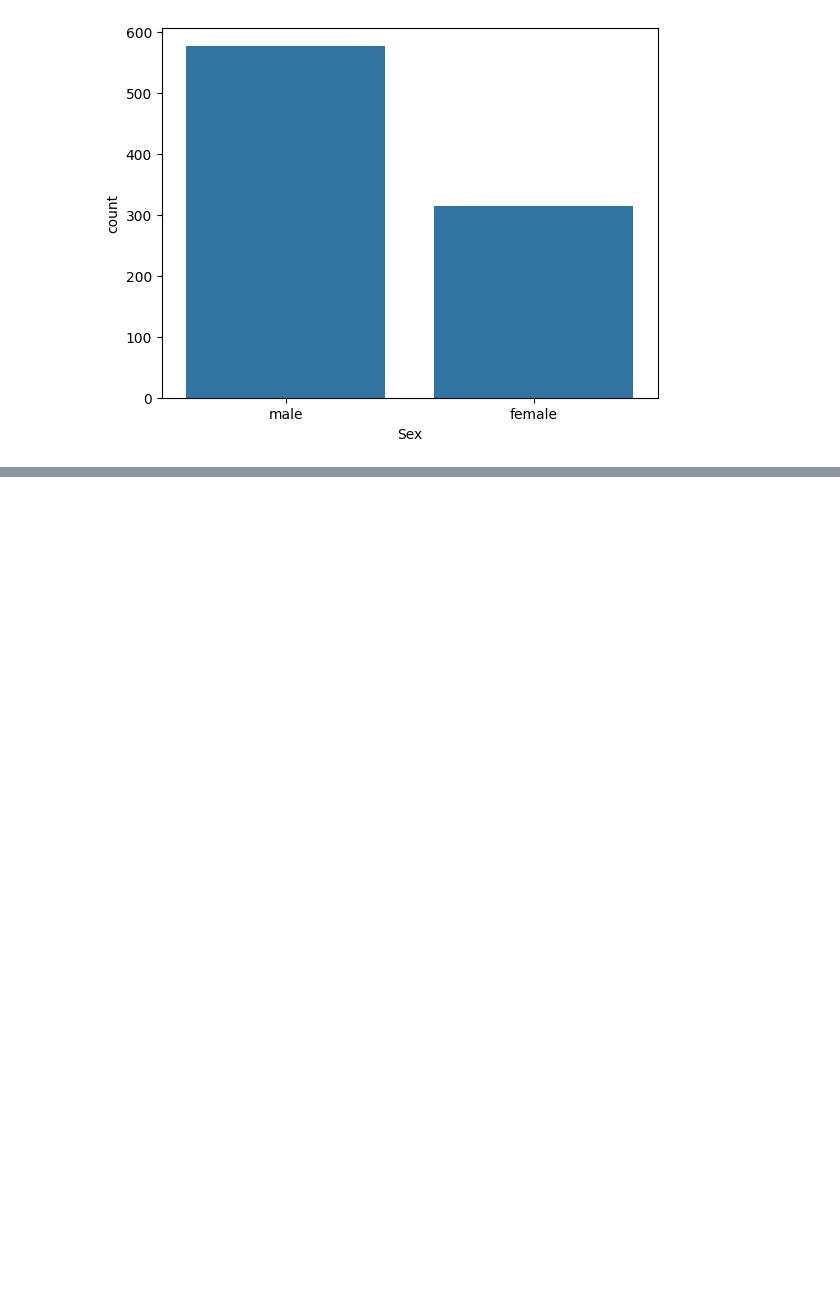
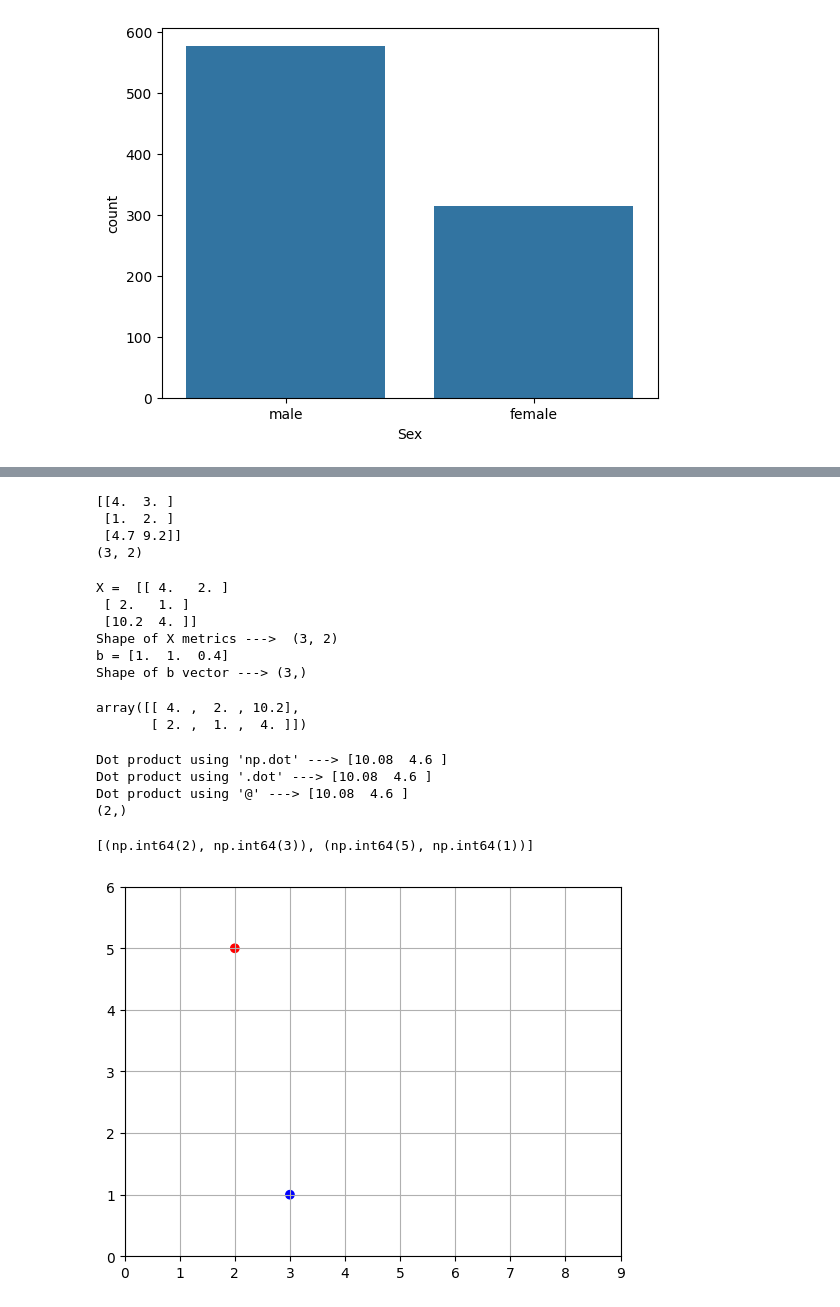
Before and after one commit to imaalokkushwaha8-ai/datascience, a Jupyter notebook: dslab3.ipynb, the cells around one changed output, grey strips where cells are left out. Cells and saved outputs as stored; diff of their text form; code cells hidden in the pictures; blank space fills up the shorter version.

```diff
--- a/dslab3.ipynb
+++ b/dslab3.ipynb
@@ -99,0 +130,70 @@ Name: count, dtype: int64
+# %%
+X=np.array([
+    [4,3],
+    [1,2],
+    [4.7,9.2]
+])
+print(X)
+print(X.shape)
+# %% [output]
+[[4.  3. ]
+ [1.  2. ]
+ [4.7 9.2]]
+(3, 2)
+# %%
+X = np.array([
+    [4, 2],
+    [2, 1],
+    [10.2, 4]
+])
+print("X = ",X)
+print("Shape of X metrics ---> ",X.shape)
+
+b = np.array([1, 1, 0.4])
+print("b =",b)
+print("Shape of b vector --->",b.shape)
+# %% [output]
+X =  [[ 4.   2. ]
+ [ 2.   1. ]
+ [10.2  4. ]]
+Shape of X metrics --->  (3, 2)
+b = [1.  1.  0.4]
+Shape of b vector ---> (3,)
+# %%
+X.T
+# %% [output]
+array([[ 4. ,  2. , 10.2],
+       [ 2. ,  1. ,  4. ]])
+# %%
+print("Dot product using 'np.dot' --->",np.dot(X.T, b)) #
+
+print("Dot product using '.dot' --->",X.T.dot(b))
+
+print("Dot product using '@' --->",X.T @ b)
+print((X.T @ b).shape)
+# %% [output]
+Dot product using 'np.dot' ---> [10.08  4.6 ]
+Dot product using '.dot' ---> [10.08  4.6 ]
+Dot product using '@' ---> [10.08  4.6 ]
+(2,)
+# %%
+u = np.array([2, 5])
+v = np.array([3, 1])
+zipped = zip(u, v)
+zipped_list = list(zipped)
+print(zipped_list)
+# %% [output]
+[(np.int64(2), np.int64(3)), (np.int64(5), np.int64(1))]
+# %%
+import matplotlib.pyplot as plt
+
+u = np.array([2, 5])
+v = np.array([3, 1])
+
+x_coords, y_coords = zip(u, v) # why is zip? to make above as (2,3) and (5, 1)
+plt.scatter(x_coords, y_coords, color=["r","b"])
+plt.axis([0, 9, 0, 6])
+plt.grid()
+plt.show()
+# %% [output]
+[figure, added]
```
Also changed, not shown: parts of 36 cells of this notebook, 3 other files.
